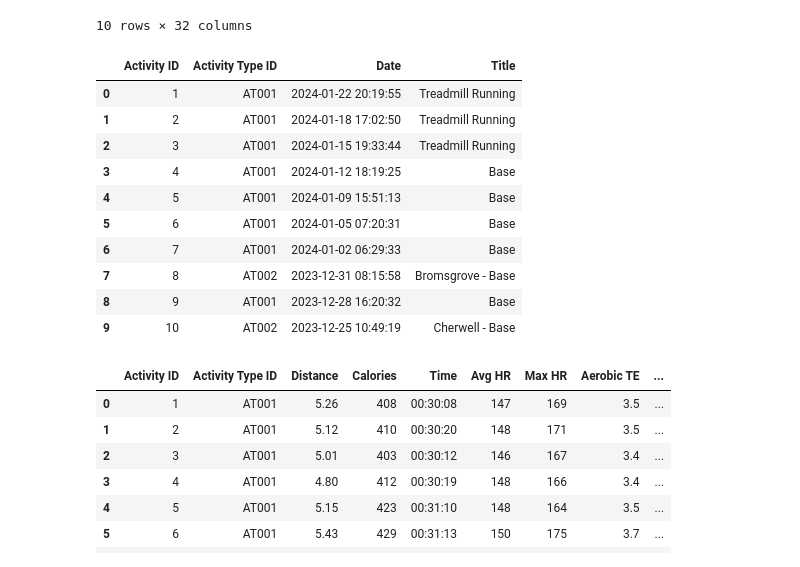
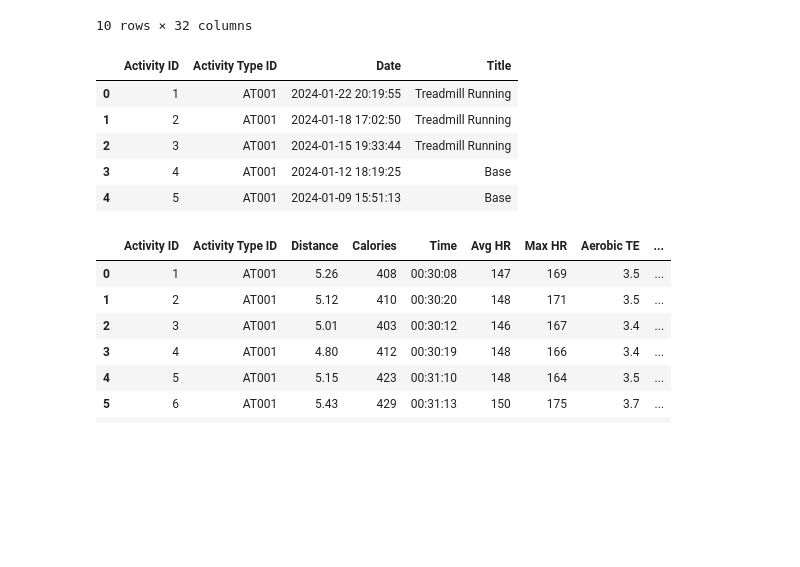
Before and after one commit to bernardtse/garmin-data-engineering, a Jupyter notebook: notebooks/etl_test.ipynb, the cells around one changed output. Cells and saved outputs as stored; diff of their text form; code cells hidden in the pictures; blank space fills up the shorter version.

```diff
--- a/notebooks/etl_test.ipynb
+++ b/notebooks/etl_test.ipynb
@@ -175,19 +175,14 @@ merged_df.head(10)
 # %%
 # Create the Activities Table - To record basic details about each activity.
 activities_df = merged_df[['Activity ID','Activity Type ID', 'Date', 'Title']].copy()
-activities_df.head(10)
+activities_df.head()
 # %% [output]
 |  | Activity ID | Activity Type ID | Date | Title |
 | 0 | 1 | AT001 | 2024-01-22 20:19:55 | Treadmill Running |
 | 1 | 2 | AT001 | 2024-01-18 17:02:50 | Treadmill Running |
 | 2 | 3 | AT001 | 2024-01-15 19:33:44 | Treadmill Running |
 | 3 | 4 | AT001 | 2024-01-12 18:19:25 | Base |
 | 4 | 5 | AT001 | 2024-01-09 15:51:13 | Base |
-| 5 | 6 | AT001 | 2024-01-05 07:20:31 | Base |
-| 6 | 7 | AT001 | 2024-01-02 06:29:33 | Base |
-| 7 | 8 | AT002 | 2023-12-31 08:15:58 | Bromsgrove - Base |
-| 8 | 9 | AT001 | 2023-12-28 16:20:32 | Base |
-| 9 | 10 | AT002 | 2023-12-25 10:49:19 | Cherwell - Base |
 # %%
 # Export Activty Types to csv
 activities_df.to_csv('../data/processed/activities.csv', encoding='utf8',index=False)
```
Also changed, not shown: parts of 16 cells of this notebook, 1 other file.
